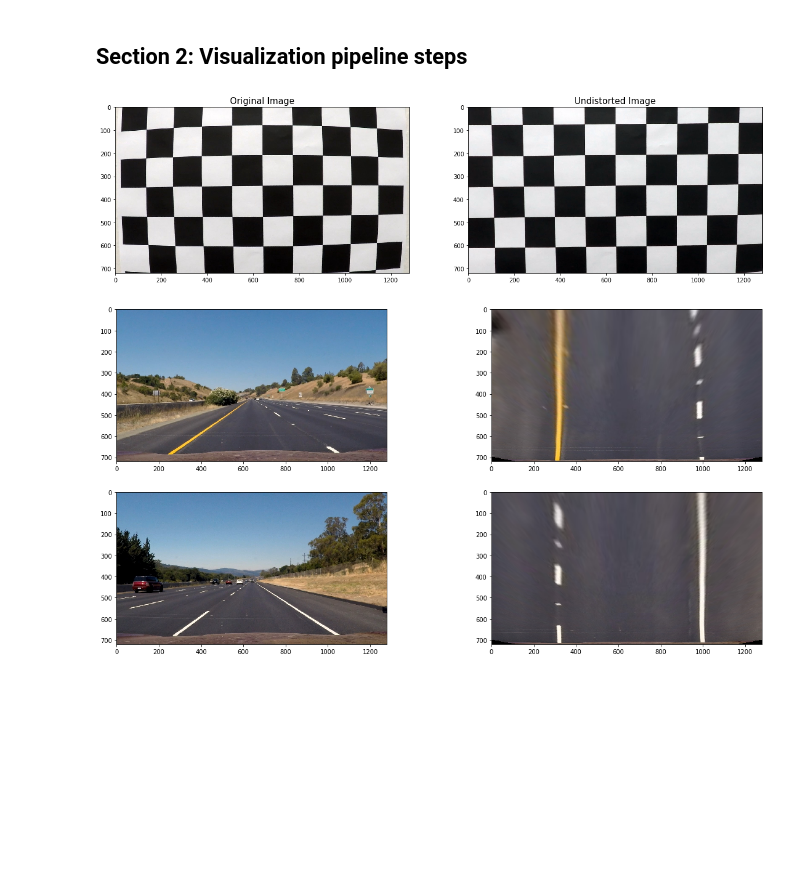
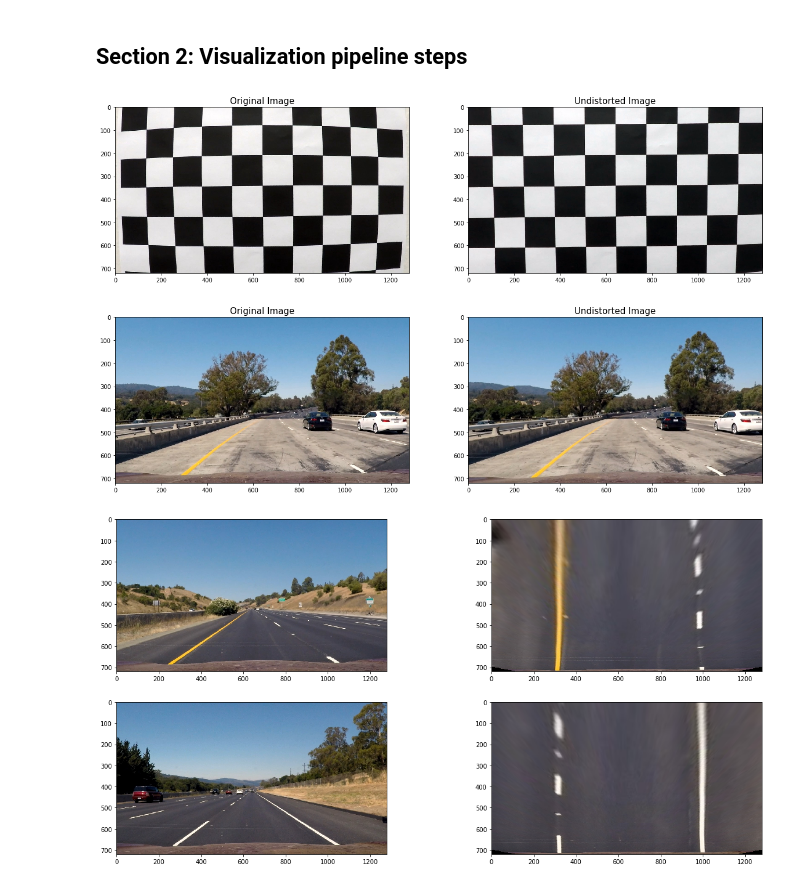
Before and after one commit to chunhsienho/Self-Driving-CarND-Advanced-Lane-Lines, a Jupyter notebook: P4.ipynb, the cells around one changed output. Saved outputs shown, nothing was run; the diff lists cells and outputs as text; code cells hidden in the pictures; blank space fills up the shorter version.

```diff
--- a/P4.ipynb
+++ b/P4.ipynb
@@ -487,22 +487,40 @@ HTML("""
 ## Section 2: Visualization pipeline steps
 # %%
 # Test LaneFinder calibration and undistort method
+# put the camera calibration picture in it
 lf = LaneFinder()
 lf.calibrate_camera()
 img = cv2.imread('./camera_cal/calibration1.jpg')
 rgb = cv2.cvtColor(img, cv2.COLOR_BGR2RGB)
 undist = lf.undistort(img)
+
+
 
 # visualize and save undistorted image
 f, (ax1, ax2) = plt.subplots(1, 2, figsize=(20, 10))
 ax1.imshow(rgb)
 ax1.set_title('Original Image', fontsize=15)
 ax2.imshow(undist)
 ax2.set_title('Undistorted Image', fontsize=15)
 plt.imsave('./output_images/chessboard_original.jpg', rgb)
 plt.imsave('./output_images/chessboard_undistort.jpg', undist)
+
+
+# put the test picture in it
+img2 = cv2.imread('./test_images/test1.jpg')
+rgb1 = cv2.cvtColor(img2, cv2.COLOR_BGR2RGB)
+undist1 = lf.undistort(rgb1)
+# visualize and save undistorted image
+f, (ax1, ax2) = plt.subplots(1, 2, figsize=(20, 10))
+ax1.imshow(rgb1)
+ax1.set_title('Original Image', fontsize=15)
+ax2.imshow(undist1)
+ax2.set_title('Undistorted Image', fontsize=15)
+plt.imsave('./output_images/origin.jpg', rgb1)
+plt.imsave('./output_images/undistorted_image.jpg', undist1)
 # %% [output]
 [figure]
+[figure, added]
 # %%
 # Test LaneFinder perspective transform
 lf = LaneFinder()
```
Also changed, not shown: parts of 3 cells of this notebook.
